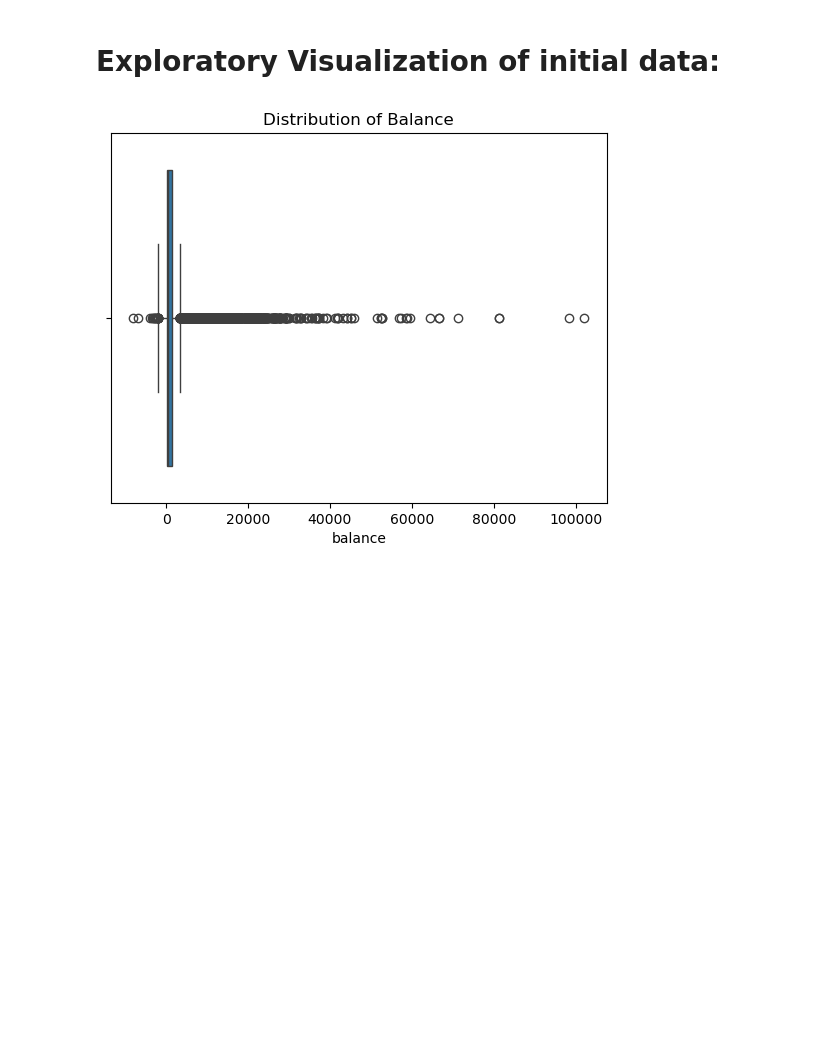
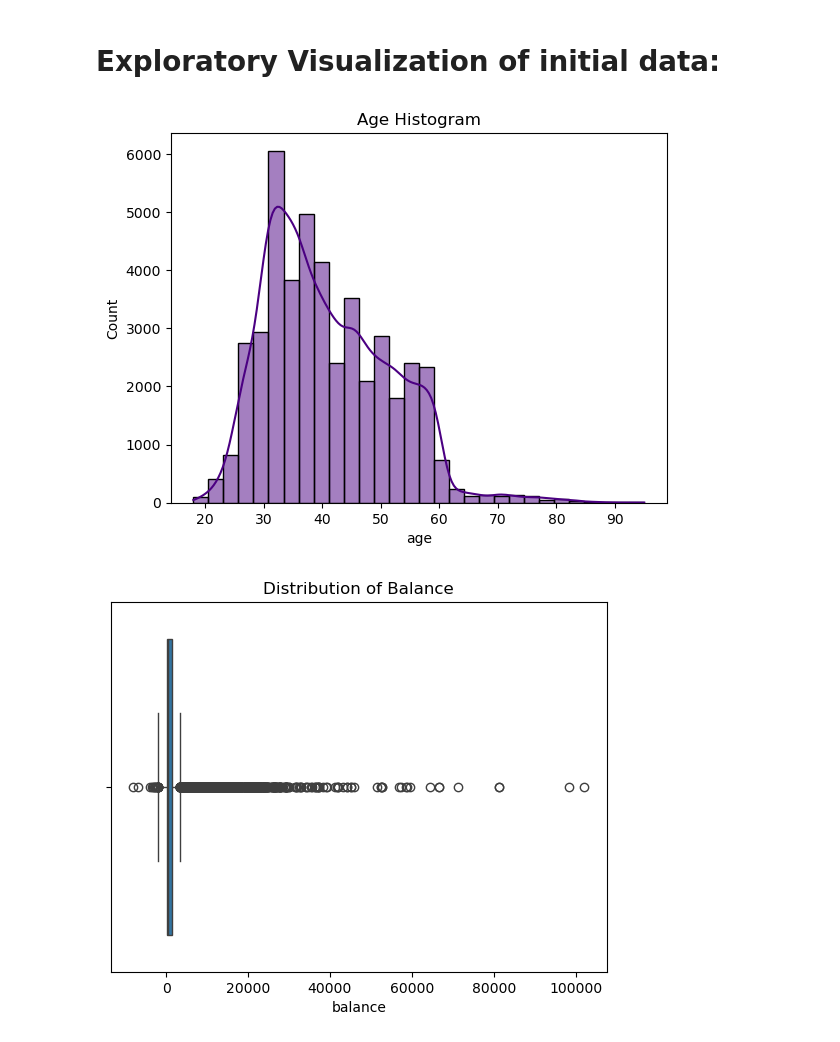
Before and after one commit to amirfarimani/DSI_Team_Project_Bank_Marketing, a Jupyter notebook: experiments/data_processing.ipynb, the cells around one changed output. Cells and saved outputs as stored; diff of their text form; code cells hidden in the pictures; blank space fills up the shorter version.

```diff
--- a/experiments/data_processing.ipynb
+++ b/experiments/data_processing.ipynb
@@ -192,6 +164,15 @@ Previous: some clients were contacted 275 times previously before this campaign.
 # Visualize distributions (e.g., histograms or boxplots)
 import seaborn as sns
 import matplotlib.pyplot as plt
+# %%
+# Histogram for age
+sns.histplot(df['age'],kde=True, bins=30, color='indigo')
+plt.title("Age Histogram")
+plt.xlabel=('Age')
+plt.ylabel = ('Count')
+plt.show()
+# %% [output]
+[figure, added]
 # %%
 #  Boxplot for 'balance'. Helps to identify the outliers or skewed distribution
 sns.boxplot(x=df['balance'])
```
Also changed, not shown: parts of 34 cells of this notebook.
